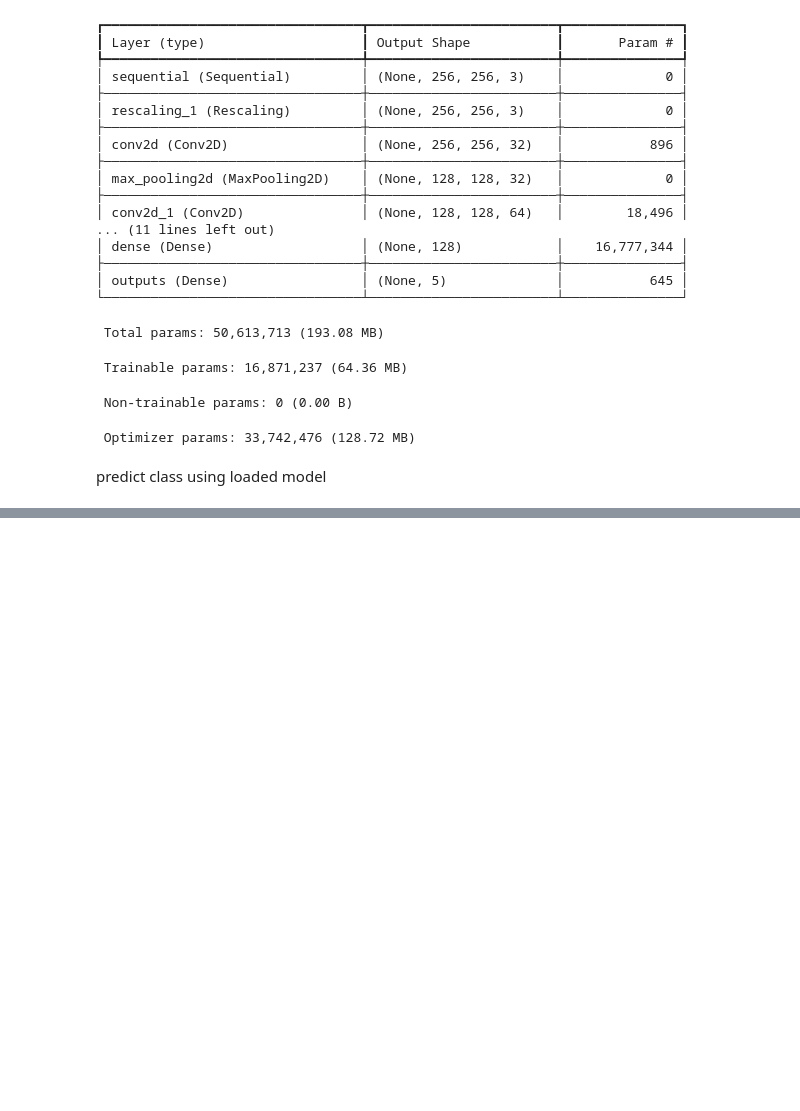
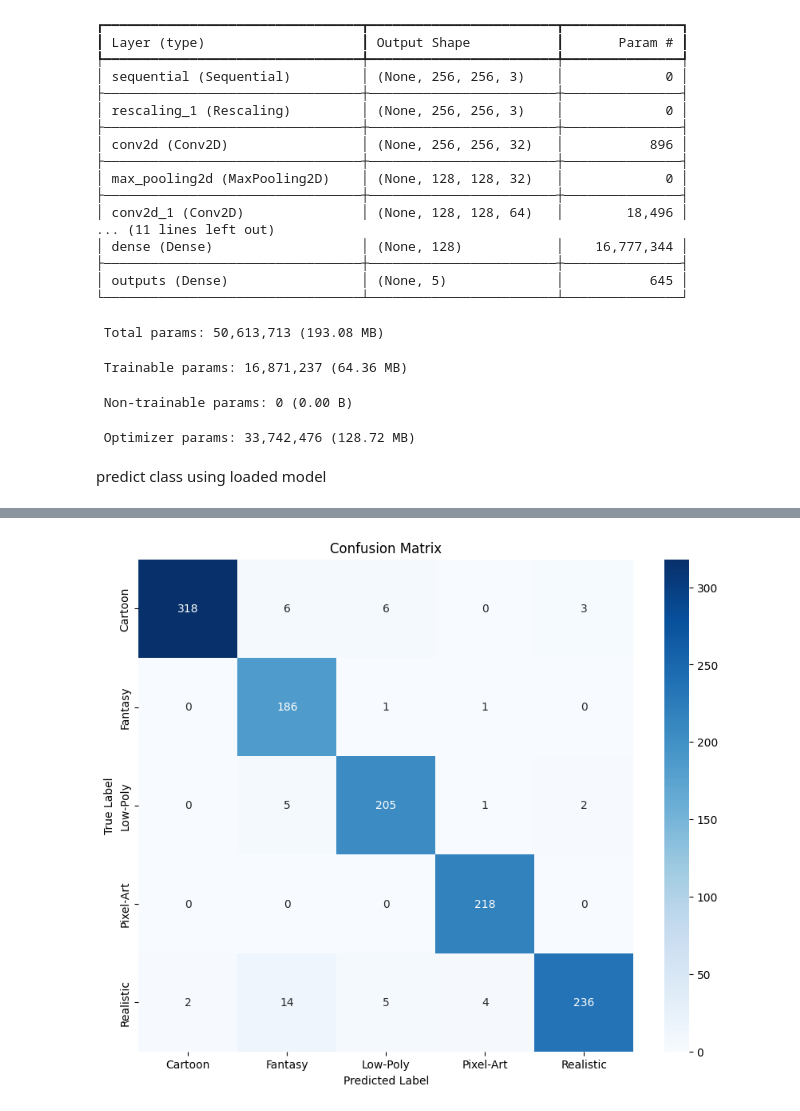
Before and after one commit to Luke-G91/AIA3, a Jupyter notebook: model-creation.ipynb, the cells around one changed output, grey strips where cells are left out. Drawn from its saved outputs; the diff is of its cells as text; code cells hidden in the pictures; blank space fills up the shorter version.

Commit message:
add score calc to model creation

```diff
--- a/model-creation.ipynb
+++ b/model-creation.ipynb
@@ -359,7 +381,7 @@ Model: "sequential_1"
 # %% [markdown]
 predict class using loaded model
 # %%
-test_path = pathlib.Path('./examples/example3.png')
+test_path = pathlib.Path('./examples/example1.png')
 
 img = tf.keras.utils.load_img(
     test_path, target_size=(img_height, img_width)
@@ -380,4 +402,9 @@ This image most likely belongs to Realistic with a 99.80 percent confidence.
 # %%
+import numpy as np
+import tensorflow as tf
+import matplotlib.pyplot as plt
+import seaborn as sns
+
 # Evaluate model on test data
 test_loss, test_acc = new_model.evaluate(test_ds)
 print(f'Test accuracy: {test_acc:.2f}')
@@ -387,9 +414,24 @@ y_pred = []
 y_true = []
 
 for images, labels in test_ds:
-    predictions = model.predict(images)
+    predictions = new_model.predict(images)
     y_pred.extend(np.argmax(predictions, axis=1))
     y_true.extend(labels.numpy())
+
+# Convert lists to tensors
+y_true_tensor = tf.convert_to_tensor(y_true, dtype=tf.int64)
+y_pred_tensor = tf.convert_to_tensor(y_pred, dtype=tf.int64)
+
+# Calculate metrics using TensorFlow
+accuracy = tf.metrics.Accuracy()(y_true_tensor, y_pred_tensor).numpy()
+precision = tf.metrics.Precision()(y_true_tensor, y_pred_tensor).numpy()
+recall = tf.metrics.Recall()(y_true_tensor, y_pred_tensor).numpy()
+f1 = 2 * (precision * recall) / (precision + recall)
+
+print(f'Accuracy: {accuracy:.2f}')
+print(f'Precision: {precision:.2f}')
+print(f'Recall: {recall:.2f}')
+print(f'F1 Score: {f1:.2f}')
 
 # Confusion matrix
 confusion_mtx = tf.math.confusion_matrix(y_true, y_pred)
@@ -397,8 +439,9 @@ print('Confusion Matrix:\n', confusion_mtx)
 
 # Plot the confusion matrix
 plt.figure(figsize=(10, 8))
-sns.heatmap(confusion_mtx, annot=True, fmt='d', cmap='Blues', xticklabels=full_dataset.class_names, yticklabels=full_dataset.class_names)
+sns.heatmap(confusion_mtx.numpy(), annot=True, fmt='d', cmap='Blues', xticklabels=full_dataset.class_names, yticklabels=full_dataset.class_names)
 plt.title('Confusion Matrix')
 plt.ylabel('True Label')
 plt.xlabel('Predicted Label')
 plt.show()
+# %% [output]
@@ -404,0 +465 @@ plt.show()
+[figure, added]
```
Also changed, not shown: parts of 6 cells of this notebook.
